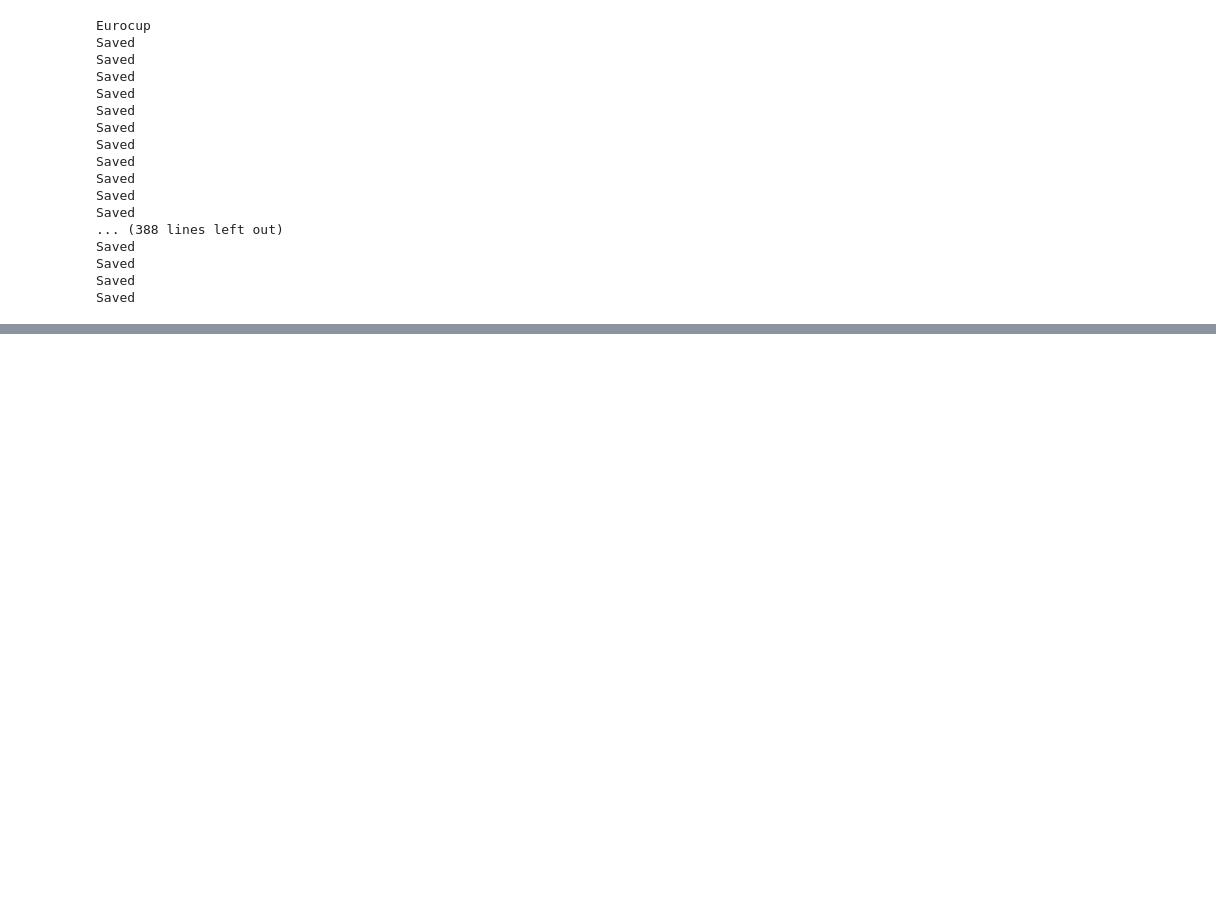
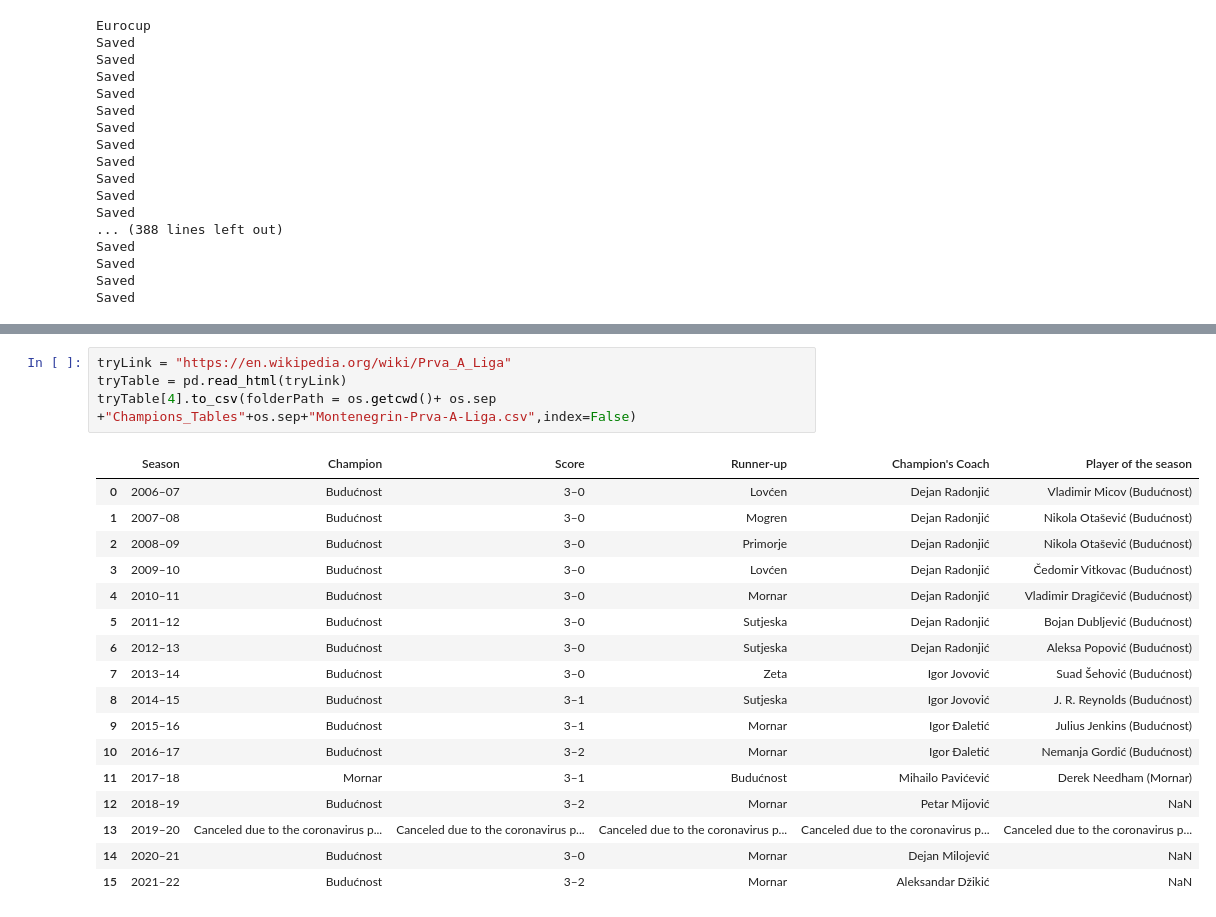
Before and after one commit to araDavid9/Predict-Playoff-Teams, a Jupyter notebook: label_Data.ipynb, the cells around one changed output, grey strips where cells are left out. Cells and saved outputs as stored; diff of their text form; blank space fills up the shorter version.

```diff
--- a/label_Data.ipynb
+++ b/label_Data.ipynb
@@ -434,0 +448,22 @@ champTuppleYears["Canadian-Elite-Basketball-League"]
+# %%
+tryLink = "https://en.wikipedia.org/wiki/Prva_A_Liga"
+tryTable = pd.read_html(tryLink)
+tryTable[4].to_csv(folderPath = os.getcwd()+ os.sep +"Champions_Tables"+os.sep+"Montenegrin-Prva-A-Liga.csv",index=False)
+# %% [output]
+|  | Season | Champion | Score | Runner-up | Champion's Coach | Player of the season |
+| 0 | 2006–07 | Budućnost | 3–0 | Lovćen | Dejan Radonjić | Vladimir Micov (Budućnost) |
+| 1 | 2007–08 | Budućnost | 3–0 | Mogren | Dejan Radonjić | Nikola Otašević (Budućnost) |
+| 2 | 2008–09 | Budućnost | 3–0 | Primorje | Dejan Radonjić | Nikola Otašević (Budućnost) |
+| 3 | 2009–10 | Budućnost | 3–0 | Lovćen | Dejan Radonjić | Čedomir Vitkovac (Budućnost) |
+| 4 | 2010–11 | Budućnost | 3–0 | Mornar | Dejan Radonjić | Vladimir Dragičević (Budućnost) |
+| 5 | 2011–12 | Budućnost | 3–0 | Sutjeska | Dejan Radonjić | Bojan Dubljević (Budućnost) |
+| 6 | 2012–13 | Budućnost | 3–0 | Sutjeska | Dejan Radonjić | Aleksa Popović (Budućnost) |
+| 7 | 2013–14 | Budućnost | 3–0 | Zeta | Igor Jovović | Suad Šehović (Budućnost) |
+| 8 | 2014–15 | Budućnost | 3–1 | Sutjeska | Igor Jovović | J. R. Reynolds (Budućnost) |
+| 9 | 2015–16 | Budućnost | 3–1 | Mornar | Igor Đaletić | Julius Jenkins (Budućnost) |
+| 10 | 2016–17 | Budućnost | 3–2 | Mornar | Igor Đaletić | Nemanja Gordić (Budućnost) |
+| 11 | 2017–18 | Mornar | 3–1 | Budućnost | Mihailo Pavićević | Derek Needham (Mornar) |
+| 12 | 2018–19 | Budućnost | 3–2 | Mornar | Petar Mijović | NaN |
+| 13 | 2019–20 | Canceled due to the coronavirus p... | Canceled due to the coronavirus p... | Canceled due to the coronavirus p... | Canceled due to the coronavirus p... | Canceled due to the coronavirus p... |
+| 14 | 2020–21 | Budućnost | 3–0 | Mornar | Dejan Milojević | NaN |
+| 15 | 2021–22 | Budućnost | 3–2 | Mornar | Aleksandar Džikić | NaN |
```
Also changed, not shown: parts of 2 cells of this notebook, 23 other files.
